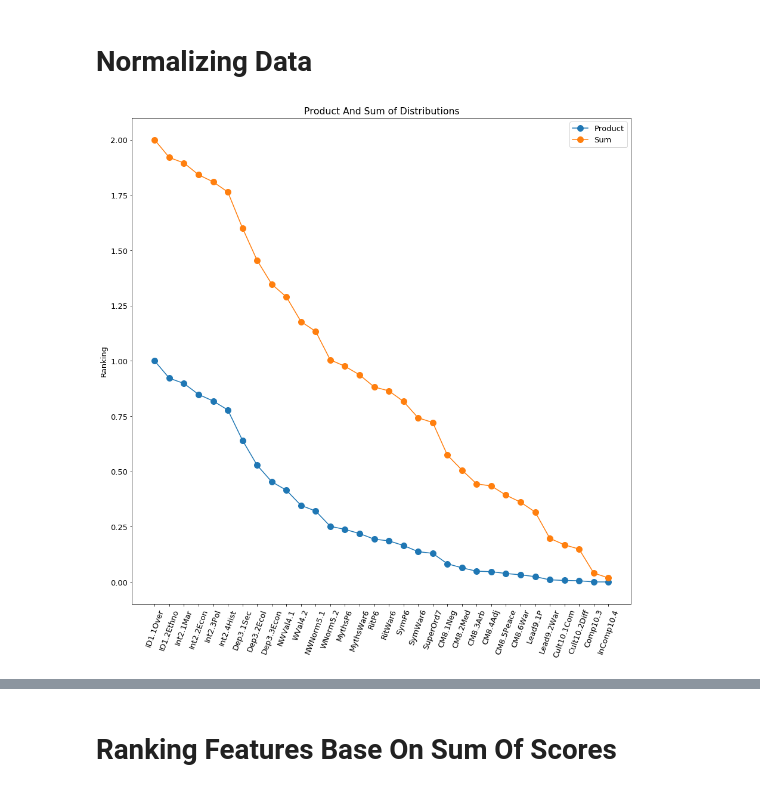
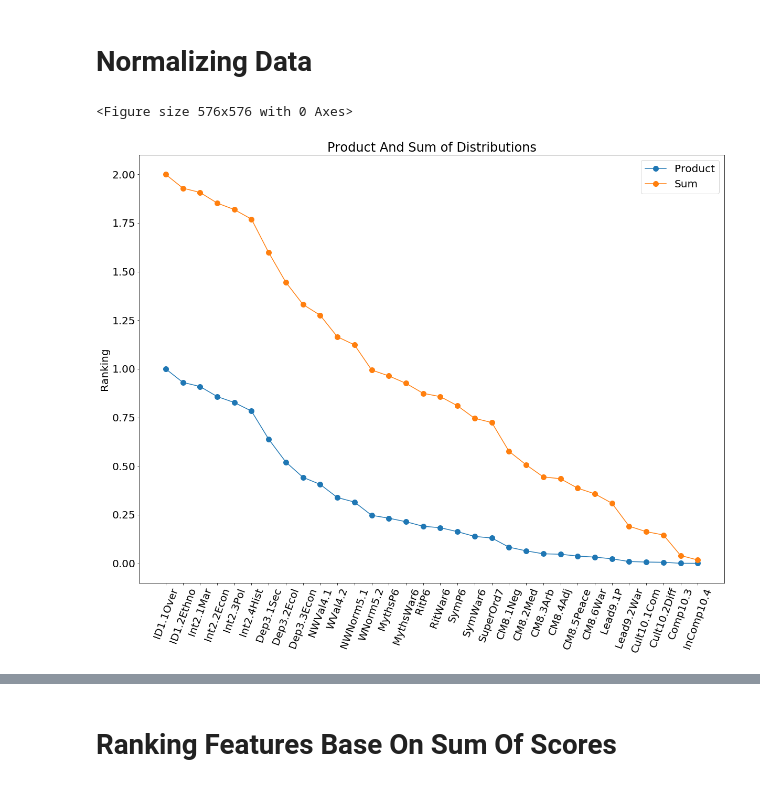
Before and after one commit to knarfamlap/Peace_System, a Jupyter notebook: peace_sys.ipynb, the cells around one changed output, grey strips where cells are left out. Saved outputs shown, nothing was run; the diff lists cells and outputs as text; code cells hidden in the pictures.

```diff
--- a/peace_sys.ipynb
+++ b/peace_sys.ipynb
@@ -240,6 +242,7 @@ importances
 2 rows × 32 columns
 # %%
 plt.figure()
+plt.rcParams.update({'font.size' : 15})
 plt.title('Random Forest Ranking Vs Logistic Regression Ranking')
 plt.plot(X.columns[:10], importances.T[:10], marker='o' ,markersize=8)
 plt.xticks(rotation=70)
@@ -286,15 +289,17 @@ for i in range(len(rfc_cum_dist)):
 dist_df = pd.DataFrame.from_dict({'Product' : product_of_distributions, 'Sum' : sum_of_distributions})
 # %%
 plt.figure()
-plt.rcParams.update({'font.size' : 13})
+plt.rcParams.update({'font.size' : 20})
+plt.subplots(figsize=(20,15))
 plt.title('Product And Sum of Distributions')
 plt.plot(X.columns, dist_df, marker='o' ,markersize=10)
 plt.xticks(rotation=70)
 plt.ylabel('Ranking')
 plt.legend(['Product', 'Sum'])
 plt.show()
 # %% [output]
+<Figure size 576x576 with 0 Axes>
-[figure, old version]
+[figure, new version]
 # %%
 importances_df = pd.DataFrame.from_dict({'Random Forest' : rfc_importances, 'Logistic Regression' : logreg_importances})
 importances_norm = (importances_df - importances_df.mean()) / (importances_df.max() - importances_df.min())
```
Also changed, not shown: parts of 20 cells of this notebook, 3 other files.
